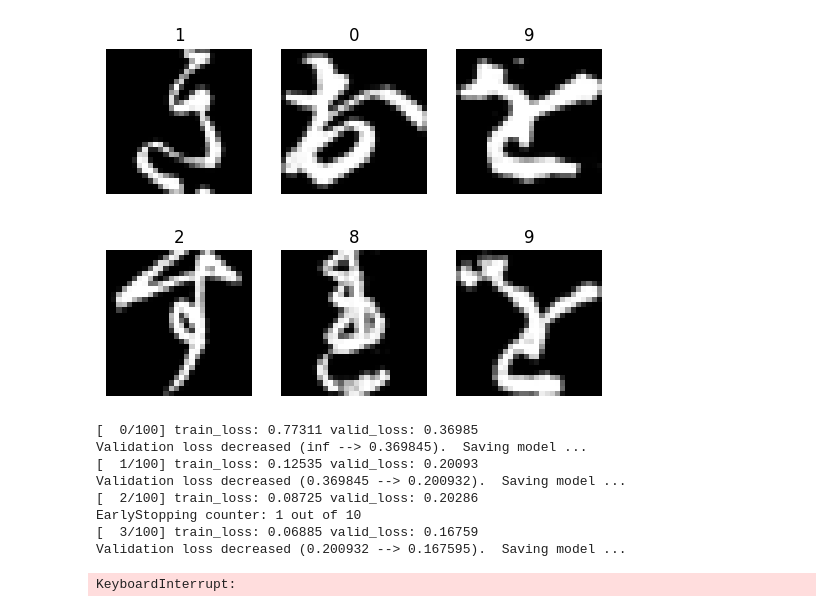
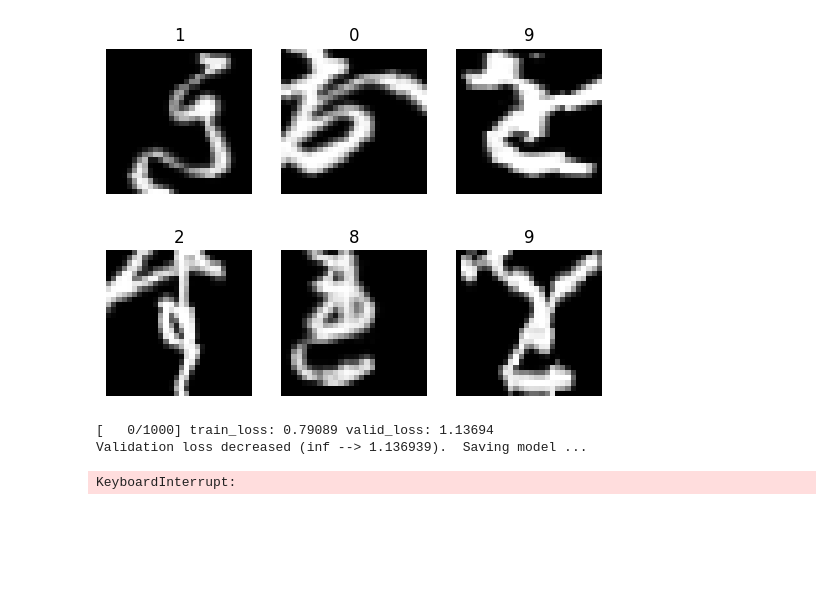
Before and after one commit to wandbrandon/EEL6814-NN, a Jupyter notebook: project1/cnn_project1_sopcnn.ipynb, the cells around one changed output. Cells and saved outputs as stored; diff of their text form; code cells hidden in the pictures; blank space fills up the shorter version.

```diff
--- a/project1/cnn_project1_sopcnn.ipynb
+++ b/project1/cnn_project1_sopcnn.ipynb
@@ -21,22 +16,37 @@ learning_rate = 0.01
+# %%
+num_epochs = 1000
+batch_size = 256
+learning_rate = 0.01
 # %%
 # KMNIST dataset
-transform = transforms.Compose([transforms.ToTensor(), transforms.Normalize((0.5,), (0.5,))])
-train_dataset = torchvision.datasets.KMNIST(root='./data', train=True, download=True, transform=transform)
-test_dataset = torchvision.datasets.KMNIST(root='./data', train=False, download=True, transform=transform)
+transform_train = transform = transforms.Compose([
+        transforms.RandomRotation(10),  # Rotation
+        transforms.RandomAffine(0, shear=10),  # Shearing
+        transforms.RandomAffine(0, translate=(0.1, 0.1)),  # Shifting up and down
+        transforms.RandomResizedCrop(28, scale=(0.8, 1.0)),  # Zooming
+        transforms.Resize((28, 28)),  # Rescale
+        transforms.ToTensor(),
+        transforms.Normalize((0.5,), (0.5,))
+    ])
+
+transform_test = transforms.Compose([transforms.ToTensor(), transforms.Normalize((0.5,), (0.5,))])
+
+train_dataset = torchvision.datasets.KMNIST(root='./data', train=True, download=True, transform=transform_train)
+test_dataset = torchvision.datasets.KMNIST(root='./data', train=False, download=True, transform=transform_test)
 
 train_loader = torch.utils.data.DataLoader(dataset=train_dataset, batch_size=batch_size, shuffle=True, generator=torch.Generator(device=device))
 test_loader = torch.utils.data.DataLoader(dataset=test_dataset, batch_size=batch_size, shuffle=False, generator=torch.Generator(device=device))
 
 # visualize some of the data
 examples = iter(train_loader)
 example_data, example_targets = next(examples)
 for i in range(6):
     plt.subplot(2, 3, i+1)
     plt.title(example_targets[i].item())
     plt.axis('off')
     plt.imshow(example_data[i][0], cmap='gray')
 # %% [output]
-[figure, old version]
+[figure, new version]
 # %%
 class SOPCNN(nn.Module):
     def __init__(self, num_classes=10):
@@ -129,7 +137,7 @@ model = SOPCNN().to(device)
 criterion = nn.CrossEntropyLoss()
 optimizer = optim.RAdam(model.parameters(), lr=learning_rate, decoupled_weight_decay=True)
 scheduler = optim.lr_scheduler.ExponentialLR(optimizer, gamma=0.9)
-early_stopping = EarlyStopping(patience=10, verbose=True)
+early_stopping = EarlyStopping(patience=20, verbose=True)
 
  # to track the training loss as the model trains
 train_losses = []
@@ -140,13 +148,12 @@ avg_train_losses = []
 # to track the average validation loss per epoch as the model trains
 avg_valid_losses = []
 
-
 # Training loop
 for epoch in range(num_epochs):
 
     # Train the model
     model.train()
-    for i, (images, labels) in enumerate(train_loader):
+    for i, (images, labels) in enumerate(tqdm(train_loader)):
         images, labels = images.to(device), labels.to(device)
 
         # Forward pass
@@ -169,6 +176,10 @@ for epoch in range(num_epochs):
             output = model(test_images)
             loss = criterion(output, test_labels)
             valid_losses.append(loss.item())
+            # accuracy
+            _, predicted = torch.max(output.data, 1)
+            total = test_labels.size(0)
+            correct = torch.eq(predicted, test_labels)
 
     train_loss = np.average(train_losses)
     valid_loss = np.average(valid_losses)
@@ -195,16 +206,11 @@ for epoch in range(num_epochs):
     if early_stopping.early_stop:
         print("Early stopping")
         break
+
     scheduler.step()
 # %% [output]
-[  0/100] train_loss: 0.77311 valid_loss: 0.36985
-Validation loss decreased (inf --> 0.369845).  Saving model ...
-[  1/100] train_loss: 0.12535 valid_loss: 0.20093
-Validation loss decreased (0.369845 --> 0.200932).  Saving model ...
-[  2/100] train_loss: 0.08725 valid_loss: 0.20286
-EarlyStopping counter: 1 out of 10
-[  3/100] train_loss: 0.06885 valid_loss: 0.16759
-Validation loss decreased (0.200932 --> 0.167595).  Saving model ...
+[   0/1000] train_loss: 0.79089 valid_loss: 1.13694
+Validation loss decreased (inf --> 1.136939).  Saving model ...
 KeyboardInterrupt:
 # %%
 # Evaluation and confusion matrix
```
Also changed, not shown: parts of 3 cells of this notebook.
